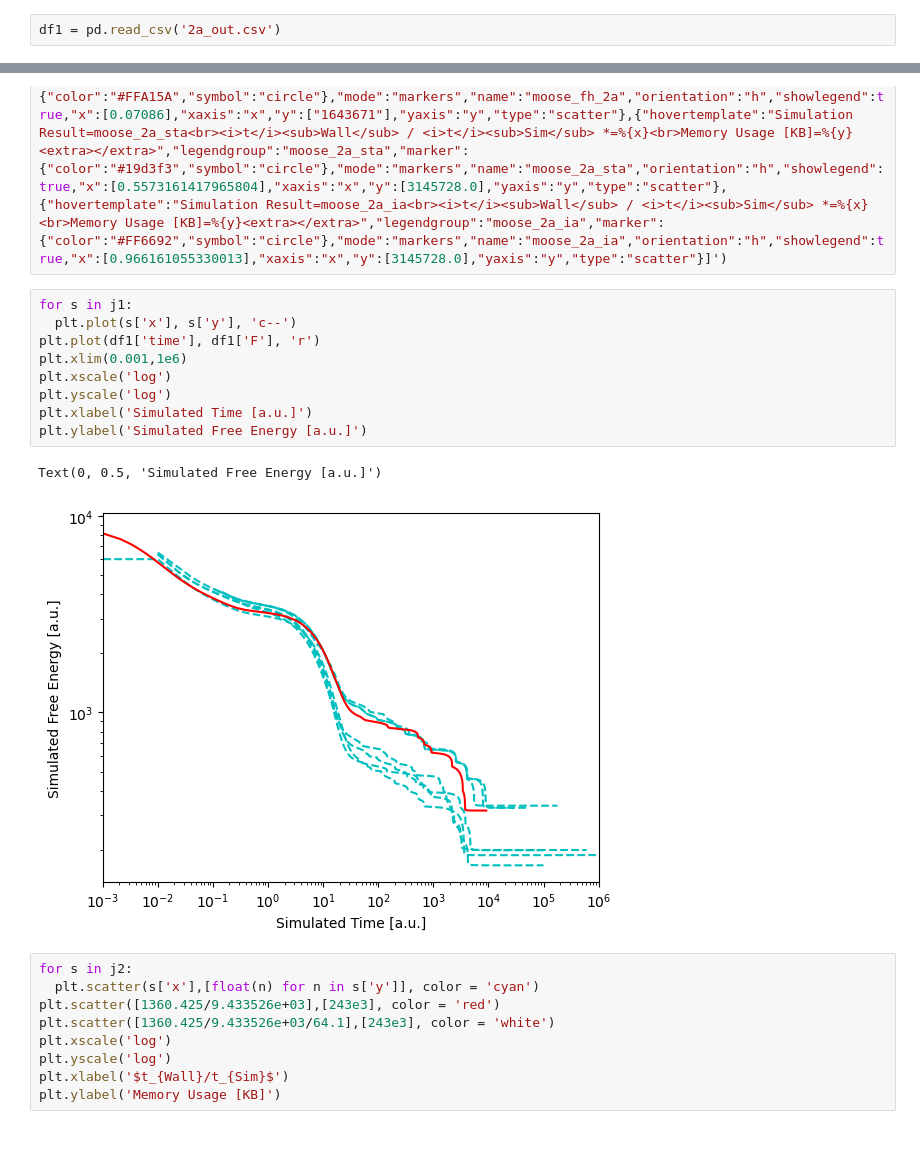
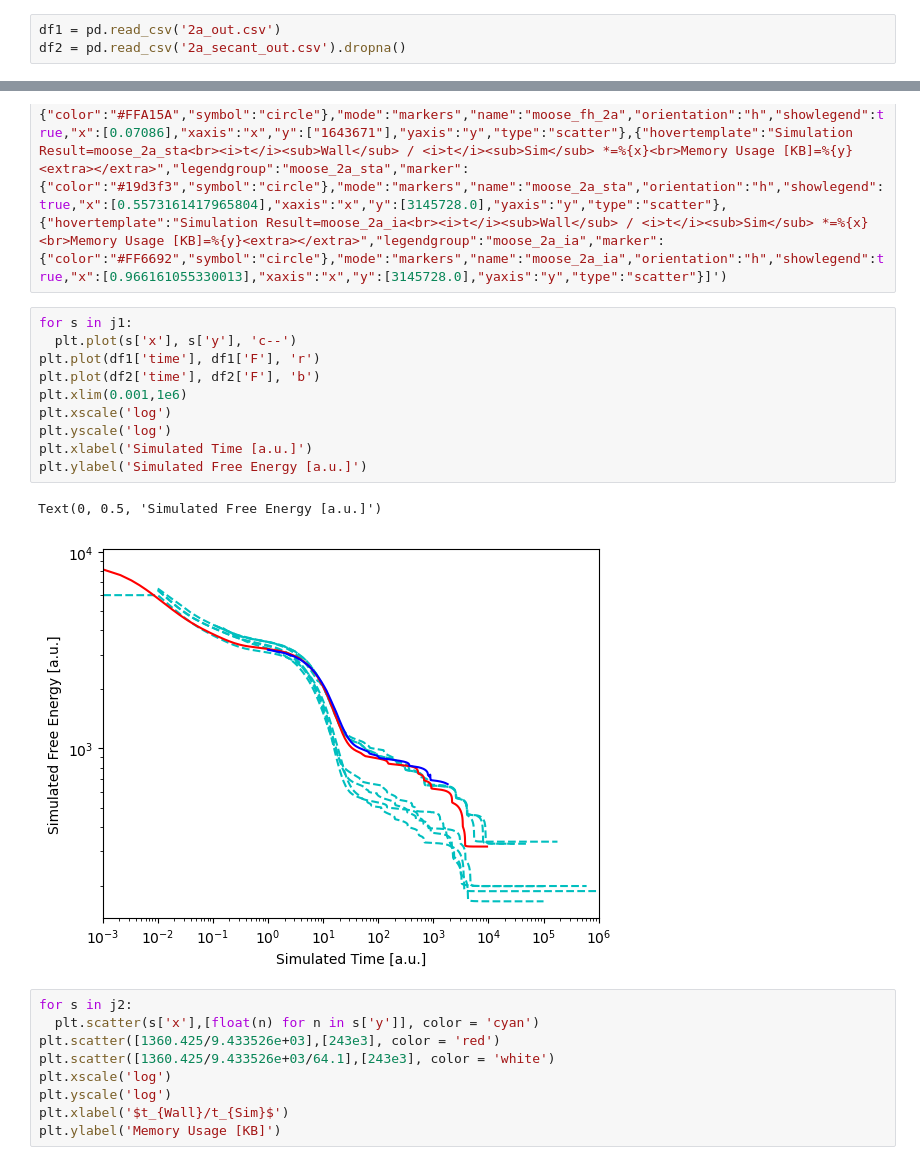
Before and after one commit to idaholab/swift, a Jupyter notebook: benchmarks/02_oswald_ripening/notebook.ipynb, the cells around one changed output, grey strips where cells are left out. Cells and saved outputs as stored; diff of their text form.

```diff
--- a/benchmarks/02_oswald_ripening/notebook.ipynb
+++ b/benchmarks/02_oswald_ripening/notebook.ipynb
@@ -13,3 +13,4 @@ import json
 - 490s
 # %%
 df1 = pd.read_csv('2a_out.csv')
+df2 = pd.read_csv('2a_secant_out.csv').dropna()
@@ -27,15 +22,16 @@ j2 = json.loads('[{"hovertemplate":"Simulation Result=moose_2a_guan<br><i>t</i><
 # %%
 for s in j1:
   plt.plot(s['x'], s['y'], 'c--')
 plt.plot(df1['time'], df1['F'], 'r')
+plt.plot(df2['time'], df2['F'], 'b')
 plt.xlim(0.001,1e6)
 plt.xscale('log')
 plt.yscale('log')
 plt.xlabel('Simulated Time [a.u.]')
 plt.ylabel('Simulated Free Energy [a.u.]')
 # %% [output]
 Text(0, 0.5, 'Simulated Free Energy [a.u.]')
-[figure, old version]
+[figure, new version]
 # %%
 for s in j2:
   plt.scatter(s['x'],[float(n) for n in s['y']], color = 'cyan')
```
Also changed, not shown: parts of 1 cell of this notebook, 10 other files.
